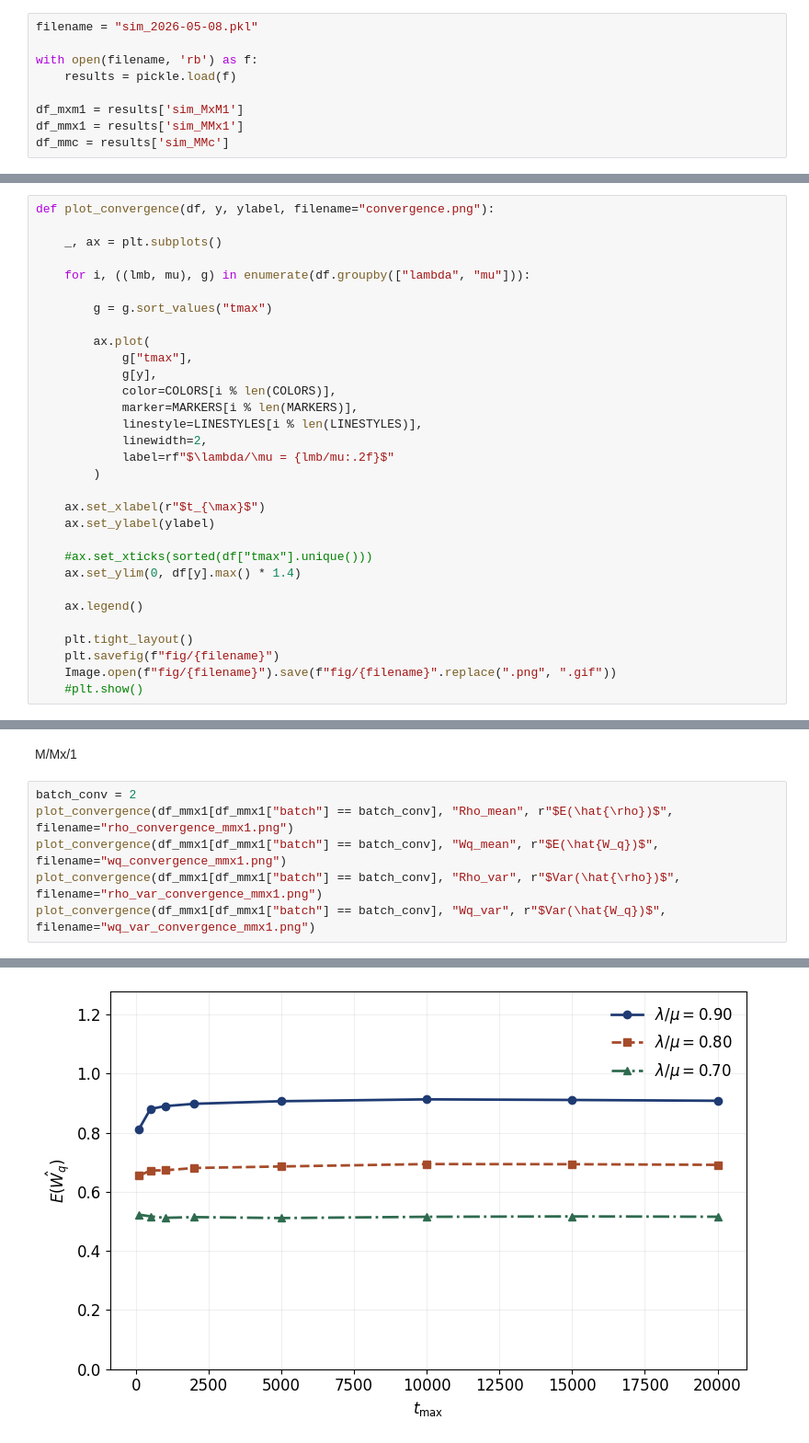
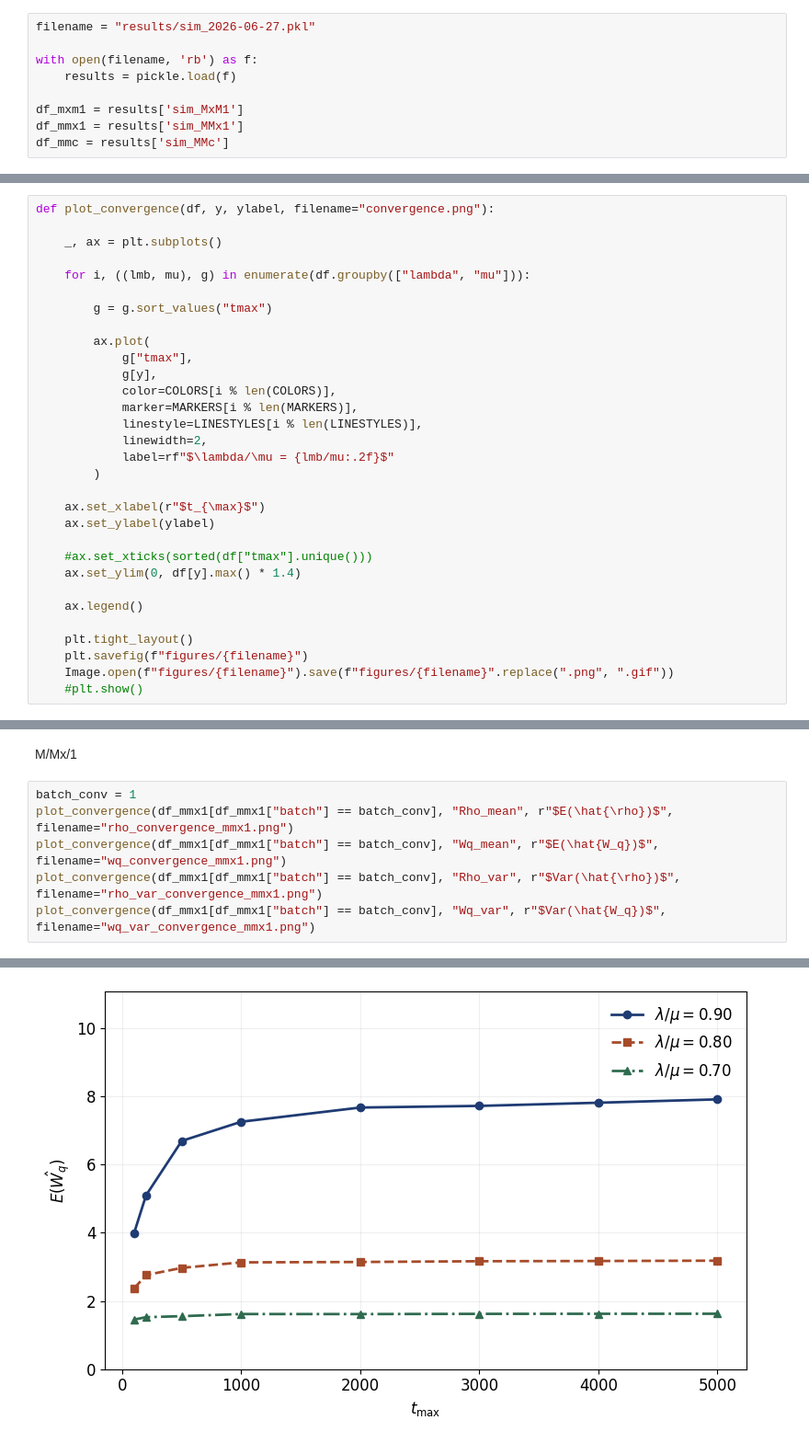
Before and after one commit to eriky-tn/CREEM_GGc_Simulation, a Jupyter notebook: plot_ggc.ipynb, the cells around one changed output, grey strips where cells are left out. Shown at 92% size. Saved outputs shown, nothing was run; the diff lists cells and outputs as text.

Commit message:
Update random queue generator and results

```diff
--- a/plot_ggc.ipynb
+++ b/plot_ggc.ipynb
@@ -22,7 +22,7 @@ from PIL import Image
 # %% [markdown]
 ### Prepare data for plotting
 # %%
-filename = "sim_2026-05-08.pkl"
+filename = "results/sim_2026-06-27.pkl"
 
 with open(filename, 'rb') as f:
     results = pickle.load(f)
@@ -146,8 +146,8 @@ def plot_convergence(df, y, ylabel, filename="convergence.png"):
     ax.legend()
 
     plt.tight_layout()
-    plt.savefig(f"fig/{filename}")
-    Image.open(f"fig/{filename}").save(f"fig/{filename}".replace(".png", ".gif"))
+    plt.savefig(f"figures/{filename}")
+    Image.open(f"figures/{filename}").save(f"figures/{filename}".replace(".png", ".gif"))
     #plt.show()
 # %% [markdown]
 Mx/M/1
@@ -165,7 +165,7 @@ plot_convergence(df_mxm1[df_mxm1["batch"] == batch_conv], "Wq_var", r"$Var(\hat{
 # %% [markdown]
 M/Mx/1
 # %%
-batch_conv = 2
+batch_conv = 1
 plot_convergence(df_mmx1[df_mmx1["batch"] == batch_conv], "Rho_mean", r"$E(\hat{\rho})$", filename="rho_convergence_mmx1.png")
 plot_convergence(df_mmx1[df_mmx1["batch"] == batch_conv], "Wq_mean", r"$E(\hat{W_q})$", filename="wq_convergence_mmx1.png")
 plot_convergence(df_mmx1[df_mmx1["batch"] == batch_conv], "Rho_var", r"$Var(\hat{\rho})$", filename="rho_var_convergence_mmx1.png")
@@ -175 +175 @@ plot_convergence(df_mmx1[df_mmx1["batch"] == batch_conv], "Wq_var", r"$Var(\hat{
-[figure, old version]
+[figure, new version]
```
Also changed, not shown: parts of 4 cells of this notebook, 37 other files.
